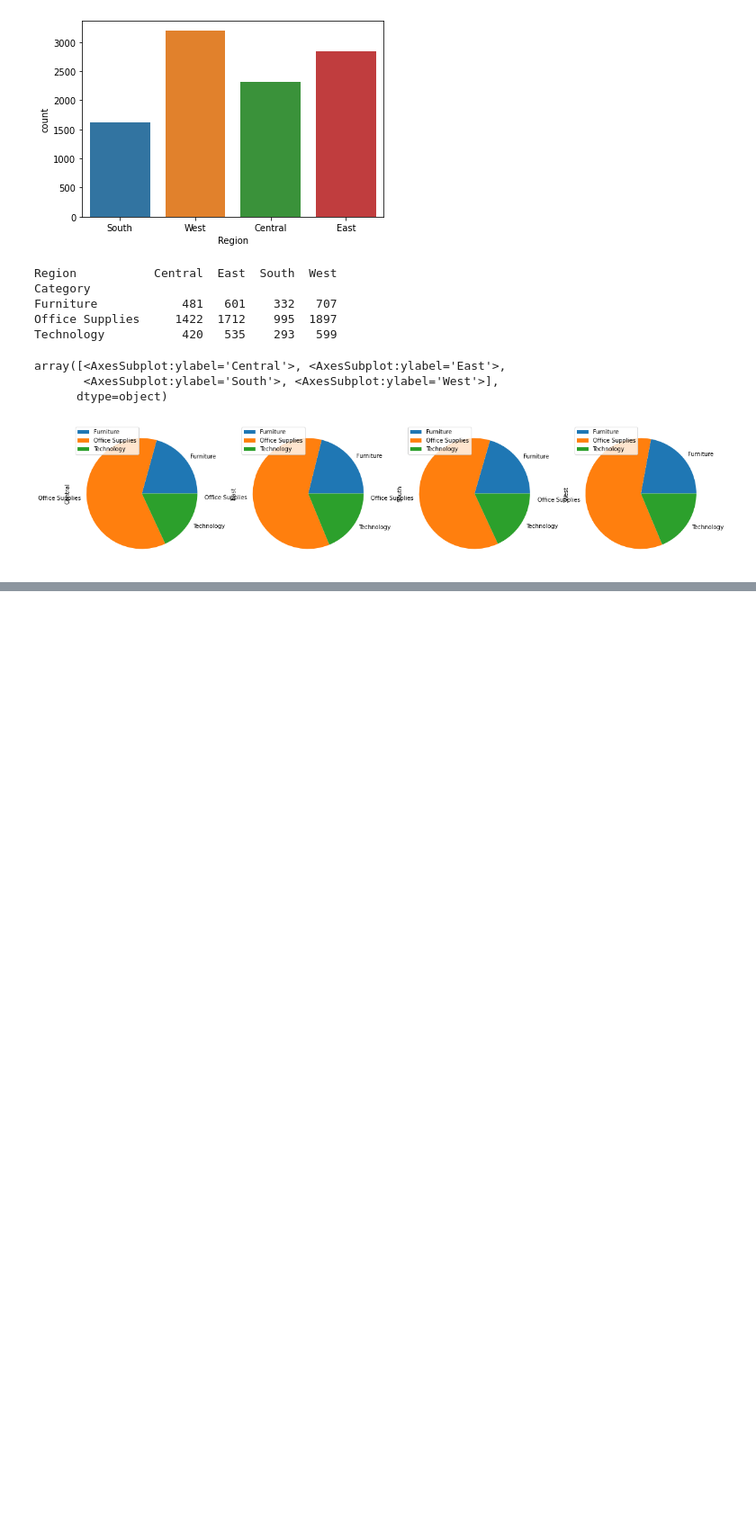
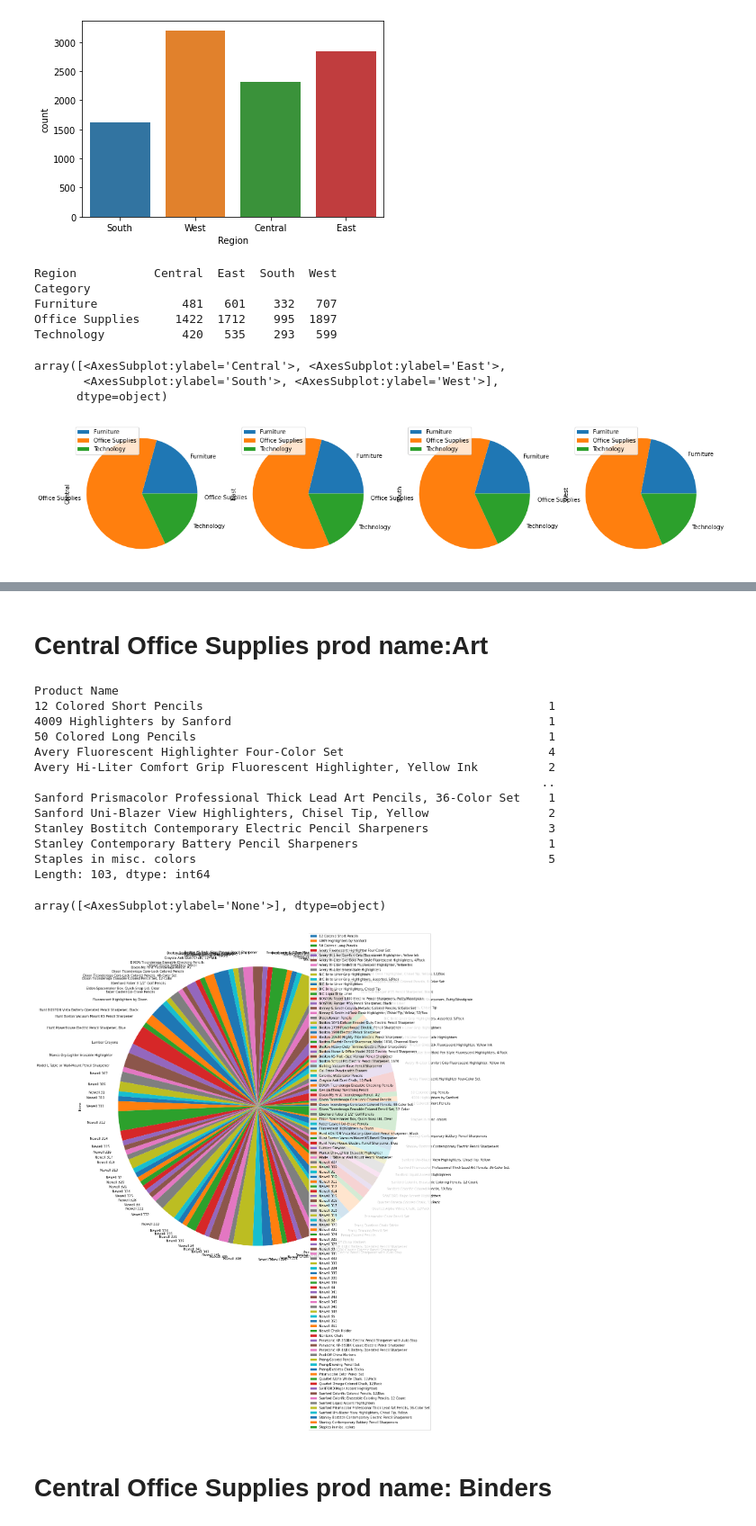
Before and after one commit to Debuggers404/E-commerce-IBM-HACK-CHALLENGE, a Jupyter notebook: Untitled.ipynb, the cells around one changed output, grey strips where cells are left out. Shown at 90% size. Cells and saved outputs as stored; diff of their text form; code cells hidden in the pictures; blank space fills up the shorter version.

```diff
--- a/Untitled.ipynb
+++ b/Untitled.ipynb
@@ -190,0 +226,27 @@ array([<AxesSubplot:ylabel='None'>], dtype=object)
+# %% [markdown]
+# Central Office Supplies prod name:Art
+# %%
+temp3=data.groupby(["Region","Category","Sub-Category","Product Name"]).size()
+# print(temp2)
+print(temp3["Central"]["Office Supplies"]["Art"])
+# temp3["Central"]["Office Supplies"]["Appliances"].unstack()
+# print(type(temp2["Central"]["Office Supplies"]))
+temp3["Central"]["Office Supplies"]["Art"].plot(kind="pie",figsize=[20,20],subplots=True,legend=True)
+# %% [output]
+Product Name
+12 Colored Short Pencils                                                 1
+4009 Highlighters by Sanford                                             1
+50 Colored Long Pencils                                                  1
+Avery Fluorescent Highlighter Four-Color Set                             4
+Avery Hi-Liter Comfort Grip Fluorescent Highlighter, Yellow Ink          2
+                                                                        ..
+Sanford Prismacolor Professional Thick Lead Art Pencils, 36-Color Set    1
+Sanford Uni-Blazer View Highlighters, Chisel Tip, Yellow                 2
+Stanley Bostitch Contemporary Electric Pencil Sharpeners                 3
+Stanley Contemporary Battery Pencil Sharpeners                           1
+Staples in misc. colors                                                  5
+Length: 103, dtype: int64
+array([<AxesSubplot:ylabel='None'>], dtype=object)
+[figure, added]
+# %% [markdown]
+# Central Office Supplies prod name: Binders
```
Also changed, not shown: parts of 19 cells of this notebook.
